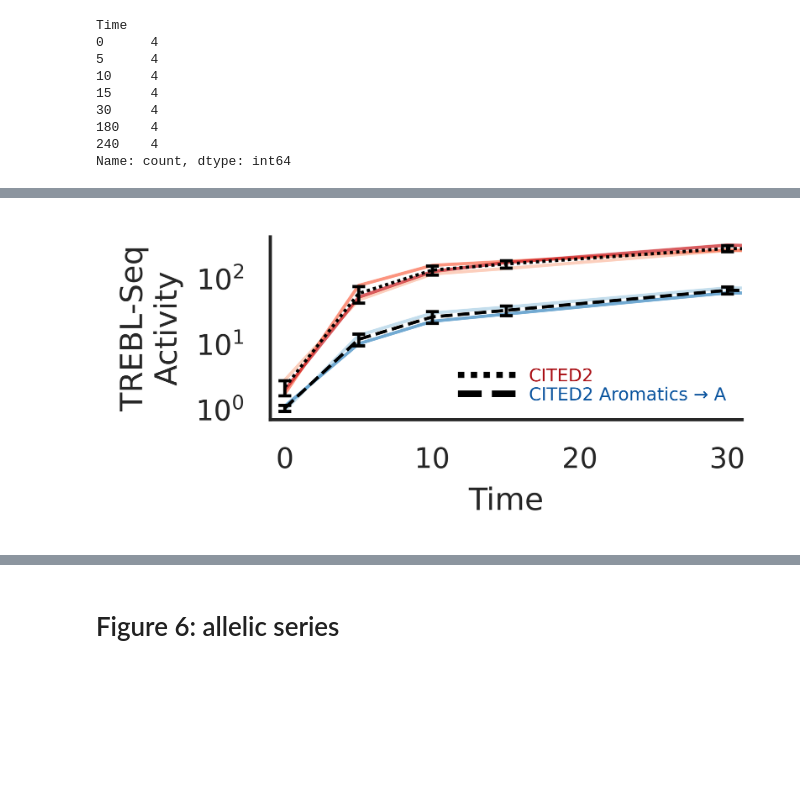
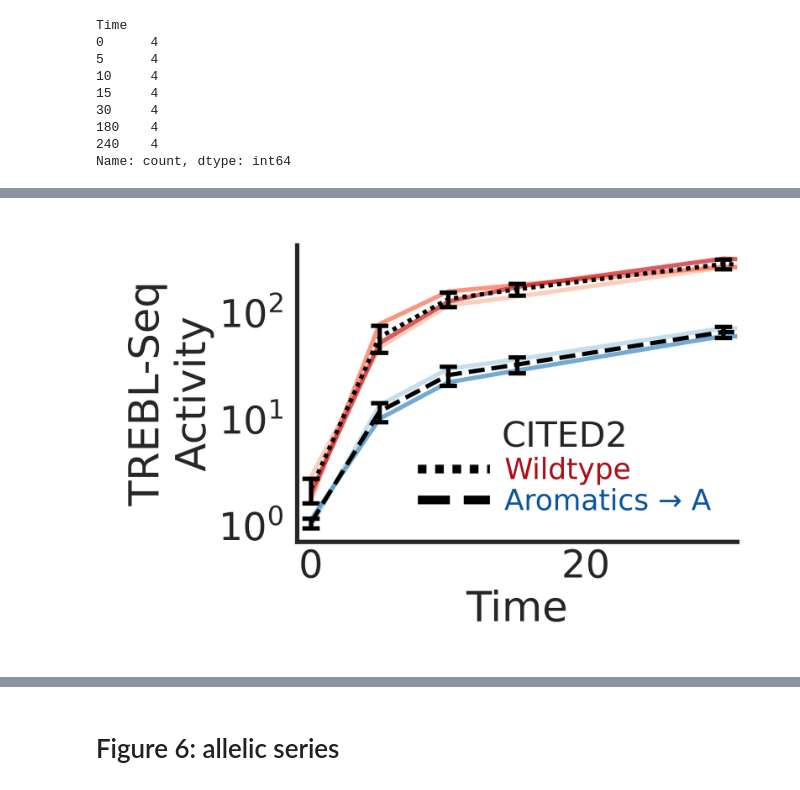
Before and after one commit to sanjanakotha/TREBL-analysis, a Jupyter notebook: notebooks/SK_UMI_Analysis.ipynb, the cells around one changed output, grey strips where cells are left out. Drawn from its saved outputs; the diff is of its cells as text; code cells hidden in the pictures; blank space fills up the shorter version.

```diff
--- a/notebooks/SK_UMI_Analysis.ipynb
+++ b/notebooks/SK_UMI_Analysis.ipynb
@@ -371,4 +383,6 @@ plt.show()
 # %%
+sns.set_style('white')
+
 # Subset
 df_pivot_180 = df_pivot[df_pivot["Time"] == "180"]
 
@@ -381,8 +395,8 @@ spearman_r, spearman_p = spearmanr(x, y)
 
 # Plot
 sns.set_context('paper')
-plt.figure(figsize=(2,2), dpi=300)
-sns.scatterplot(data=df_pivot_180, x='2', y='3',
+plt.figure(figsize=(1.6,1.6), dpi=300)
+ax = sns.scatterplot(data=df_pivot_180, x='2', y='3',
                 edgecolor='none', alpha=0.25, s=0.5)
 
 plt.xscale('log')
@@ -393,10 +407,16 @@ sns.despine()
 
 # Annotate with r values
 plt.text(0.99, 0.03,
-         f"Pearson r = {pearson_r:.3f}\nSpearman r = {spearman_r:.3f}",
+         f"Pearson:{pearson_r:.3f}\nSpearman:{spearman_r:.3f}",
          ha='right', va='bottom',
          transform=plt.gca().transAxes,
          fontsize='small')
 
-plt.savefig("../output/grant_resub_figs_v2/fig4.png", bbox_inches='tight')
+for label in ax.get_xticklabels():
+    label.set_y(0.05)  # move x tick labels closer; adjust value as needed
+
+for label in ax.get_yticklabels():
+    label.set_x(0.05)  # move y tick labels closer; adjust value as needed
+
+plt.savefig("../output/grant_resub_figs_v2/fig4.pdf", bbox_inches='tight')
 # %% [output]
@@ -711,7 +843,7 @@ ad_info = {
     "CITED2_ARO2A_0": {"palette": "Blues", "linestyle": "dashed"} # dashed
 }
 
-fig, ax = plt.subplots(figsize=(3,1.5), dpi=900)
+fig, ax = plt.subplots(figsize=(2.25,1.5), dpi=900)
 
 for ad_name, props in ad_info.items():
     # Filter dataframe
@@ -759,42 +891,54 @@ for ad_name, props in ad_info.items():
         color="black",
         linewidth=1,
         capsize=2,
         linestyle=props["linestyle"]
     )
 
 # Set labels, limits, log scale
-ax.set_xlabel("Time")
-ax.set_ylabel("TREBL-Seq\nActivity")
+ax.set_xlabel("Time", labelpad =1)
+ax.set_ylabel("TREBL-Seq\nActivity", labelpad =1)
 ax.set_xlim(-1,31)
 ax.set_yscale('log')
+
+for label in ax.get_xticklabels():
+    label.set_y(0.1)  # move x tick labels closer; adjust value as needed
+
+for label in ax.get_yticklabels():
+    label.set_x(0.05)  # move y tick labels closer; adjust value as needed
+
 sns.despine()
 plt.tight_layout()
+
 
 
 # Create custom legend handles
 legend_handles = [
     mlines.Line2D([], [], color='black',
-                  linestyle=ad_info["CITED2_0"]["linestyle"], linewidth=2, label="CITED2"),
+                  linestyle=ad_info["CITED2_0"]["linestyle"], linewidth=2, label="Wildtype"),
     mlines.Line2D([], [], color='black',
-                  linestyle=ad_info["CITED2_ARO2A_0"]["linestyle"], linewidth=2, label="CITED2 Aromatics → A")
+                  linestyle=ad_info["CITED2_ARO2A_0"]["linestyle"], linewidth=2, label="Aromatics → A")
 ]
 
 # Add legend
 leg = ax.legend(handles=legend_handles,
-                fontsize='xx-small',
+                fontsize='x-small',
                 frameon=False,
                 handletextpad=0.5,
-               handlelength=3.5,
-               labelspacing=0.1)
+               handlelength=2.5,
+               labelspacing=0.1,
+                title_fontsize='small',  # legend title
+               title="CITED2",
+                loc='lower right'
+            )
 
 # Change text color individually
 for text, color in zip(leg.get_texts(), [sns.color_palette('Reds')[-1], sns.color_palette('Blues')[-1]]):
     text.set_color(color)
 
-
+plt.savefig("../output/grant_resub_figs_v2/fig5_log.pdf", bbox_inches="tight")
 plt.show()
 # %% [output]
-[figure, old version]
+[figure, new version]
 # %%
 import matplotlib.pyplot as plt
 import seaborn as sns
```
Also changed, not shown: parts of 24 cells of this notebook, 8 other files.
